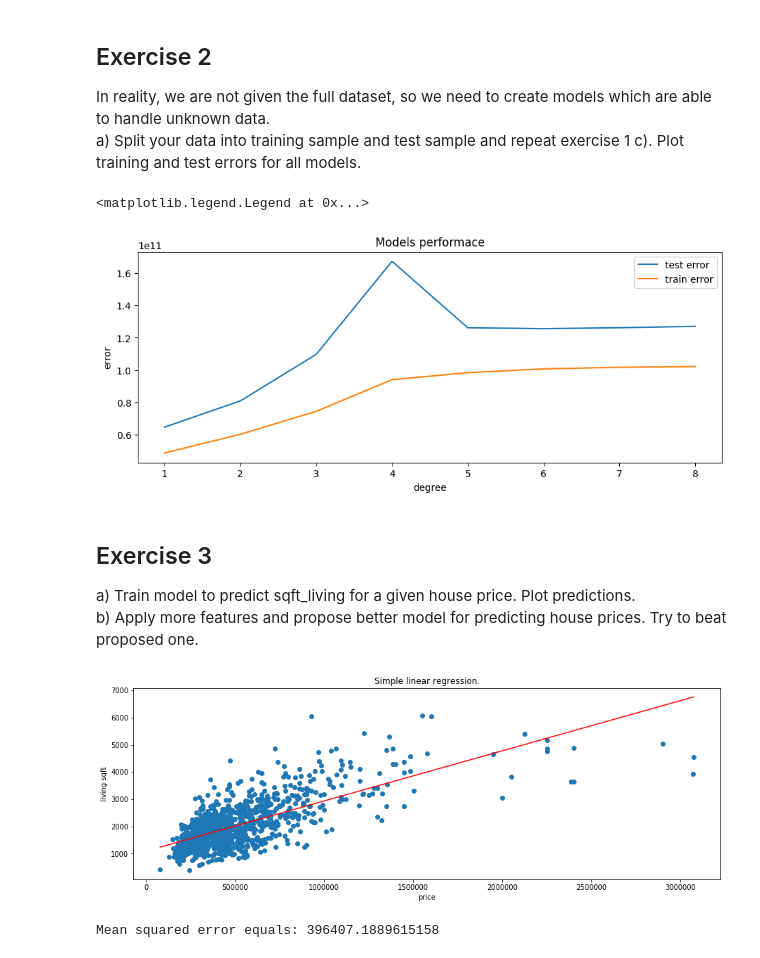
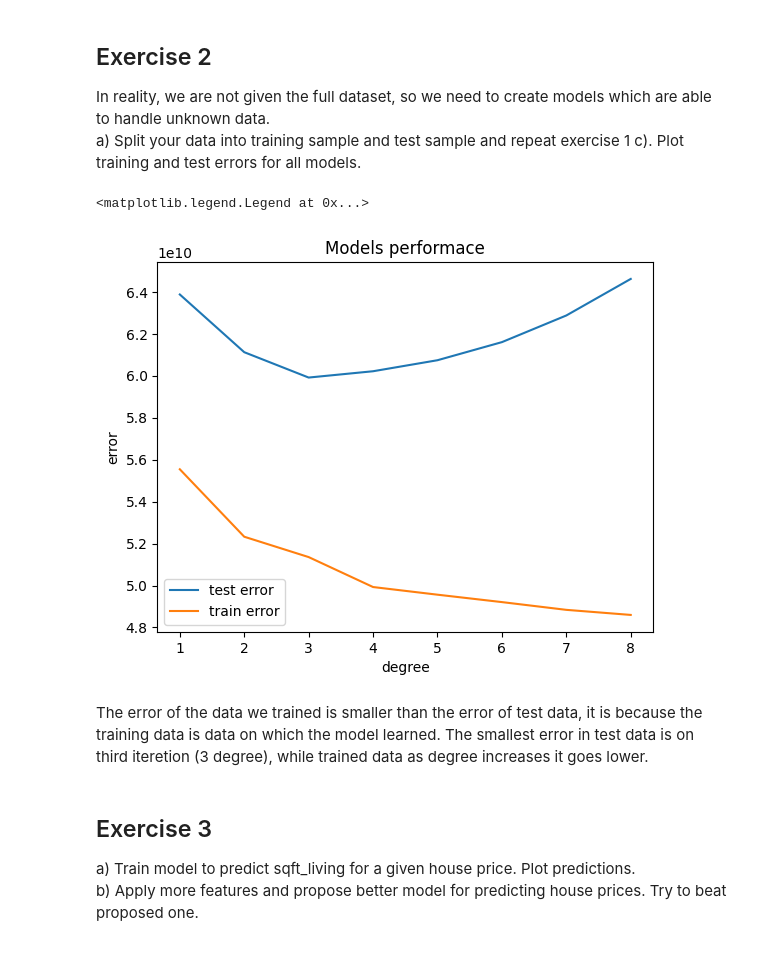
Before and after one commit to Tatraa/Data-Science, a Jupyter notebook: Regresion-Advanced-I/Assignment_2.ipynb, the cells around one changed output. Saved outputs shown, nothing was run; the diff lists cells and outputs as text; code cells hidden in the pictures.

```diff
--- a/Regresion-Advanced-I/Assignment_2_without_code.ipynb
+++ b/Regresion-Advanced-I/Assignment_2.ipynb
@@ -103,43 +109,35 @@ a) Split your data into training sample and test sample and repeat exercise 1 c)
 # %%
 #a)
 
 test_err = []
 train_err = []
 
 for order in range(1,9):
 
-    X_train, X_test, y_train, y_test = train_test_split(X_order, y, test_size=0.3, random_state=44)
+    X_train, X_test, y_train, y_test = train_test_split(X, y, test_size=0.3, random_state=44)
 
     poly = PolynomialFeatures(order, include_bias = False)
     X_order_train = poly.fit_transform(X_train)
     X_order_test = poly.fit_transform(X_test)
     model.fit(X_order_train, y_train)
     error = mean_squared_error(y_train, model.predict(X_order_train))
     train_err.append(error)
     error = mean_squared_error(y_test, model.predict(X_order_test))
     test_err.append(error)
 
-plt.figure(figsize=(11, 4))
+
 plt.xlabel('degree')
 plt.ylabel('error')
 plt.title('Models performace')
 plt.plot([x for x in range(1, 9)], test_err, label='test error')
 plt.plot([x for x in range(1, 9)], train_err, label='train error')
 plt.legend()
 # %% [output]
 <matplotlib.legend.Legend at 0x...>
-[figure, old version]
+[figure, new version]
+# %% [markdown]
+The error of the data we trained is smaller than the error of test data, it is because the training data is data on which the model learned. The smallest error in test data is on third iteretion (3 degree), while trained data as degree increases it goes lower.
 # %% [markdown]
 ## Exercise 3
 a) Train model to predict sqft_living for a given house price. Plot predictions.
 b) Apply more features and propose better model for predicting house prices. Try to beat proposed one.
-# %%
-#a)
-
-X = house_df.price.values.reshape(-1,1)[:1000]
-y = house_df.sqft_living.values.reshape(-1)[:1000]
-
-#Your code:
-# %% [output]
-[figure, removed]
-Mean squared error equals: 396407.1889615158
```
Also changed, not shown: parts of 11 cells of this notebook.
